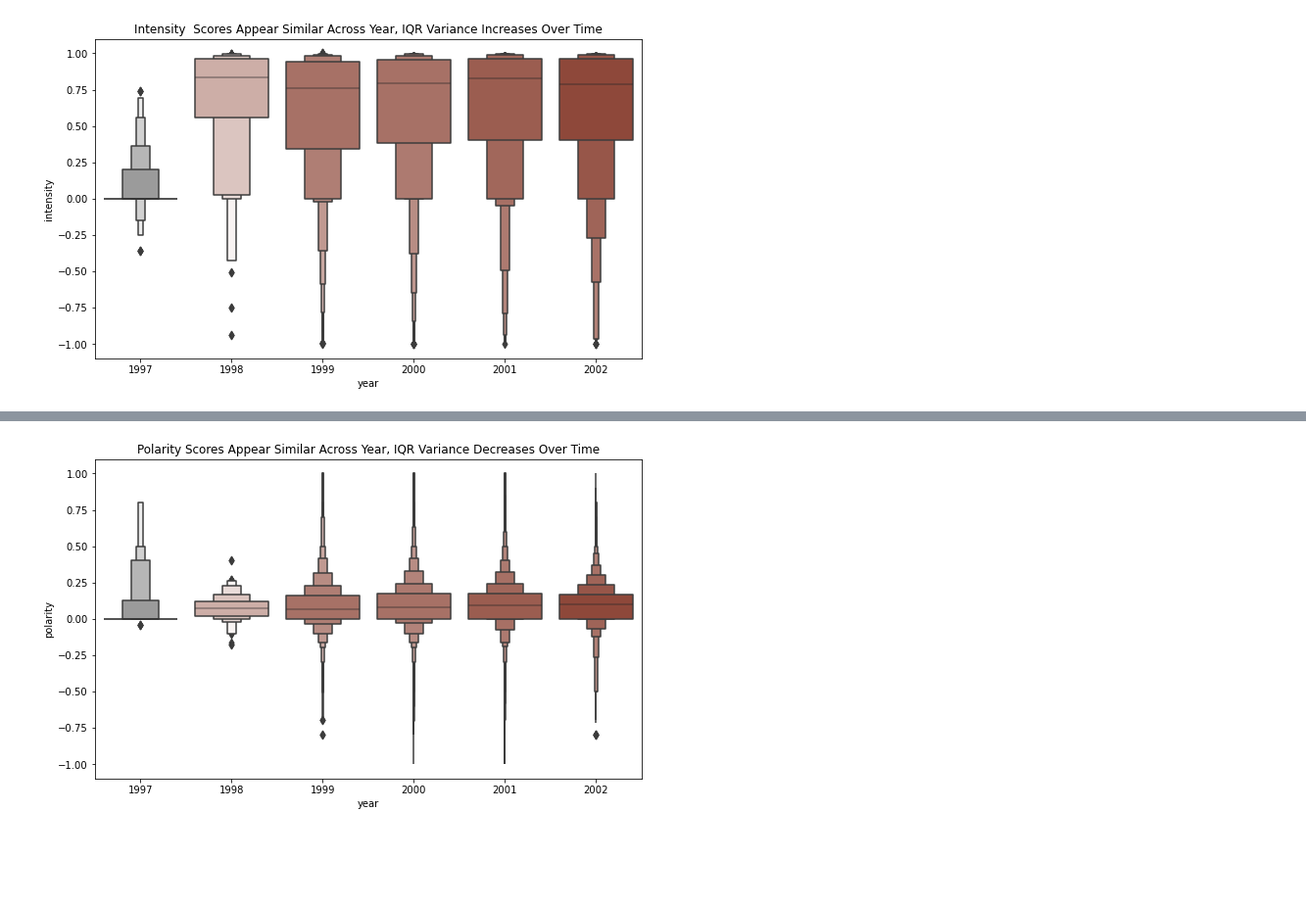
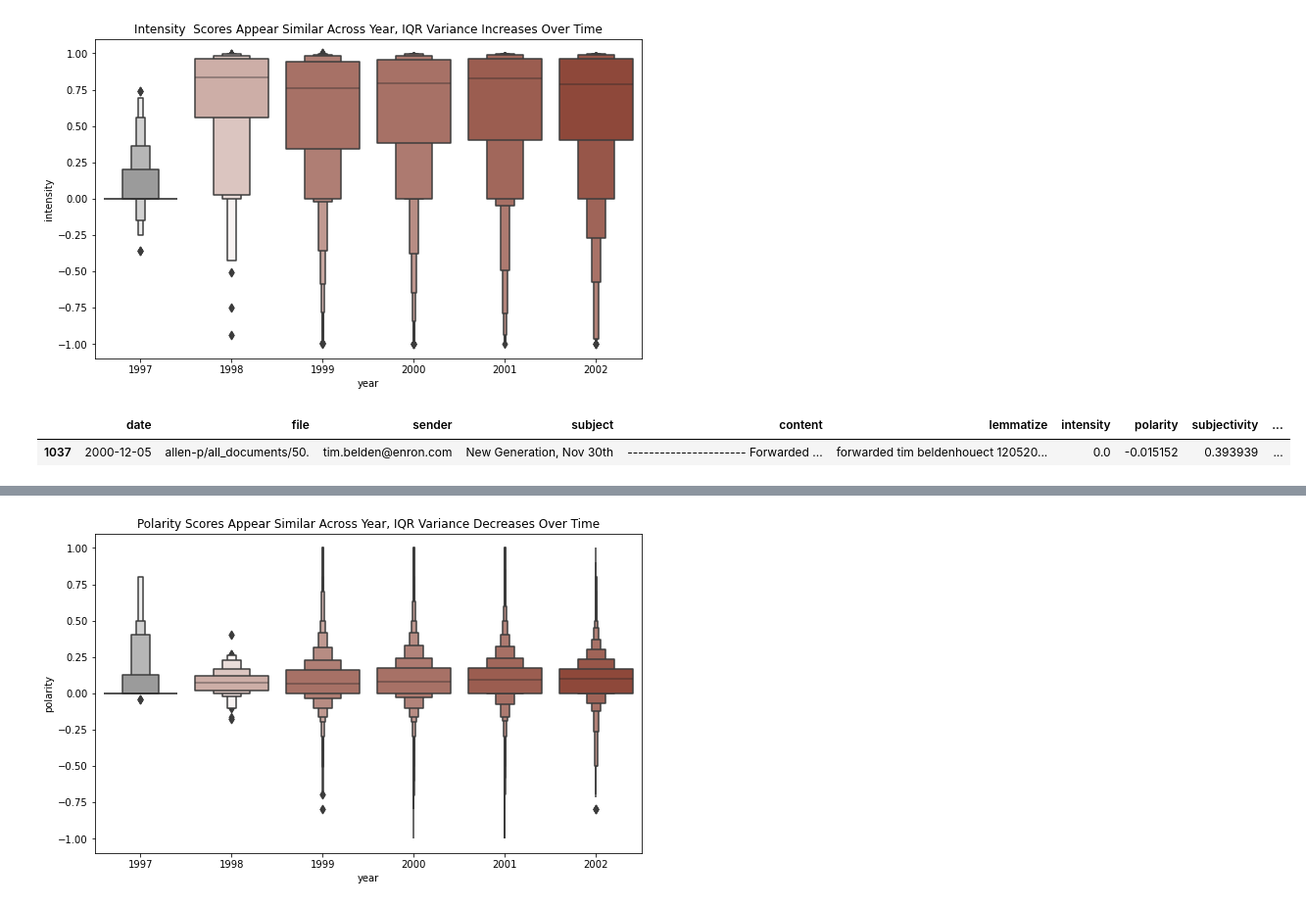
Before and after one commit to Enron-Discussion-NLP/Capstone, a Jupyter notebook: mvp-report.ipynb, the cells around one changed output, grey strips where cells are left out. Shown at 98% size. Drawn from its saved outputs; the diff is of its cells as text; code cells hidden in the pictures; blank space fills up the shorter version.

```diff
--- a/mvp-report.ipynb
+++ b/mvp-report.ipynb
@@ -179,3 +179,8 @@ plt.title('Intensity  Scores Appear Similar Across Year, IQR Variance Increases
 plt.show()
 # %% [output]
 [figure]
+# %%
+poi_df.head(1)
+# %% [output]
+|  | date | file | sender | subject | content | lemmatize | intensity | polarity | subjectivity | ... |
+| 1037 | 2000-12-05 | allen-p/all_documents/50. | tim.belden@enron.com | New Generation, Nov 30th | ---------------------- Forwarded ... | forwarded tim beldenhouect 120520... | 0.0 | -0.015152 | 0.393939 | ... |
```
Also changed, not shown: parts of 10 cells of this notebook.
